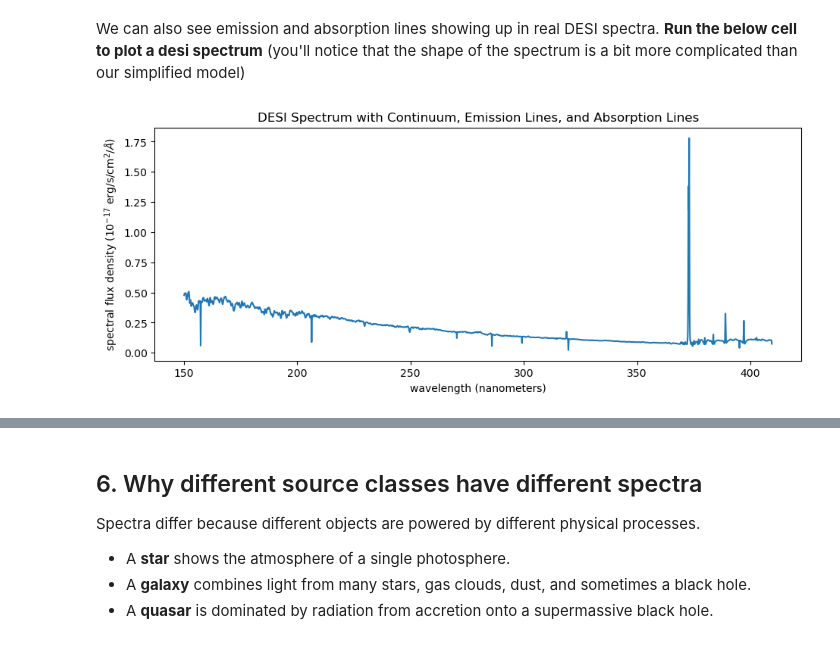
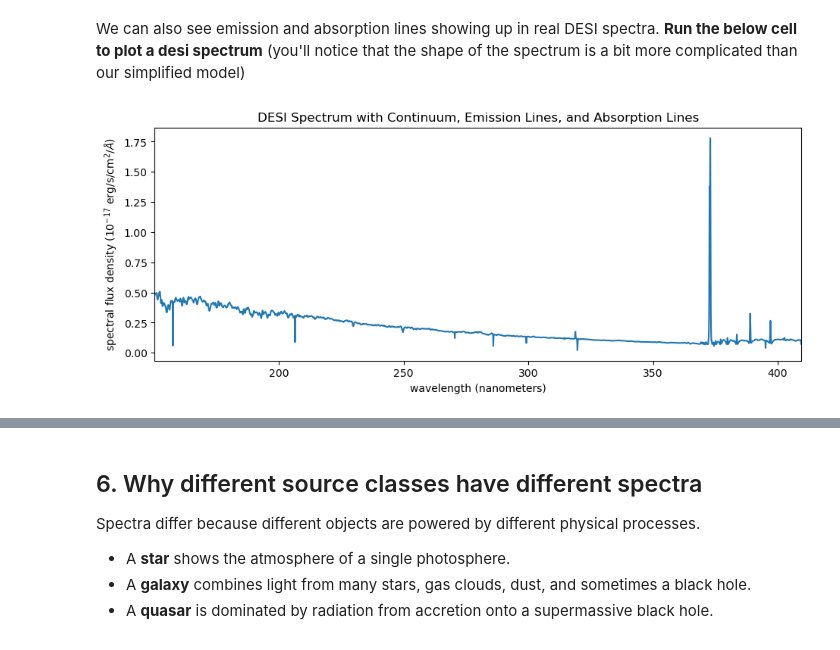
Before and after one commit to DESIHIGH/desihigh, a Jupyter notebook: notebooks/English/exercises/GalaxySpectra.ipynb, the cells around one changed output, grey strips where cells are left out. Cells and saved outputs as stored; diff of their text form; code cells hidden in the pictures.

```diff
--- a/notebooks/English/exercises/GalaxySpectra.ipynb
+++ b/notebooks/English/exercises/GalaxySpectra.ipynb
@@ -142,16 +147,17 @@ plt.show()
 # %% [markdown]
 We can also see emission and absorption lines showing up in real DESI spectra. **Run the below cell to plot a desi spectrum** (you'll notice that the shape of the spectrum is a bit more complicated than our simplified model)
 # %%
-spectrum_fit = Table.read('/global/homes/h/hrincon/code/desihigh/data/target_39633374838524834_redrock_model_data.txt', format = 'ascii.commented_header',header_start = 1,data_start=3,guess=False,fast_reader=False)
+spectrum_fit = Table.read('../../../data/target_39633374838524834_redrock_model_data.txt', format = 'ascii.commented_header',header_start = 1,data_start=3,guess=False,fast_reader=False)
 plt.figure(figsize=(11, 4))
 # The factor over 0.1 converts from units of angstroms to nanometers
 plt.plot(spectrum_fit['wave_A']*0.1, spectrum_fit['flux'])
+plt.xlim(spectrum_fit['wave_A'][0]*0.1, spectrum_fit['wave_A'][-1]*0.1)
 plt.xlabel("wavelength (nanometers)")
 plt.ylabel(r"spectral flux density ($10^{-17}$ erg/s/cm$^2$/$\AA$)")
 plt.title("DESI Spectrum with Continuum, Emission Lines, and Absorption Lines")
 plt.show()
 # %% [output]
-[figure, old version]
+[figure, new version]
 # %% [markdown]
 
 ## 5. How DESI measures spectra
```
Also changed, not shown: parts of 13 cells of this notebook, 4 other files.
